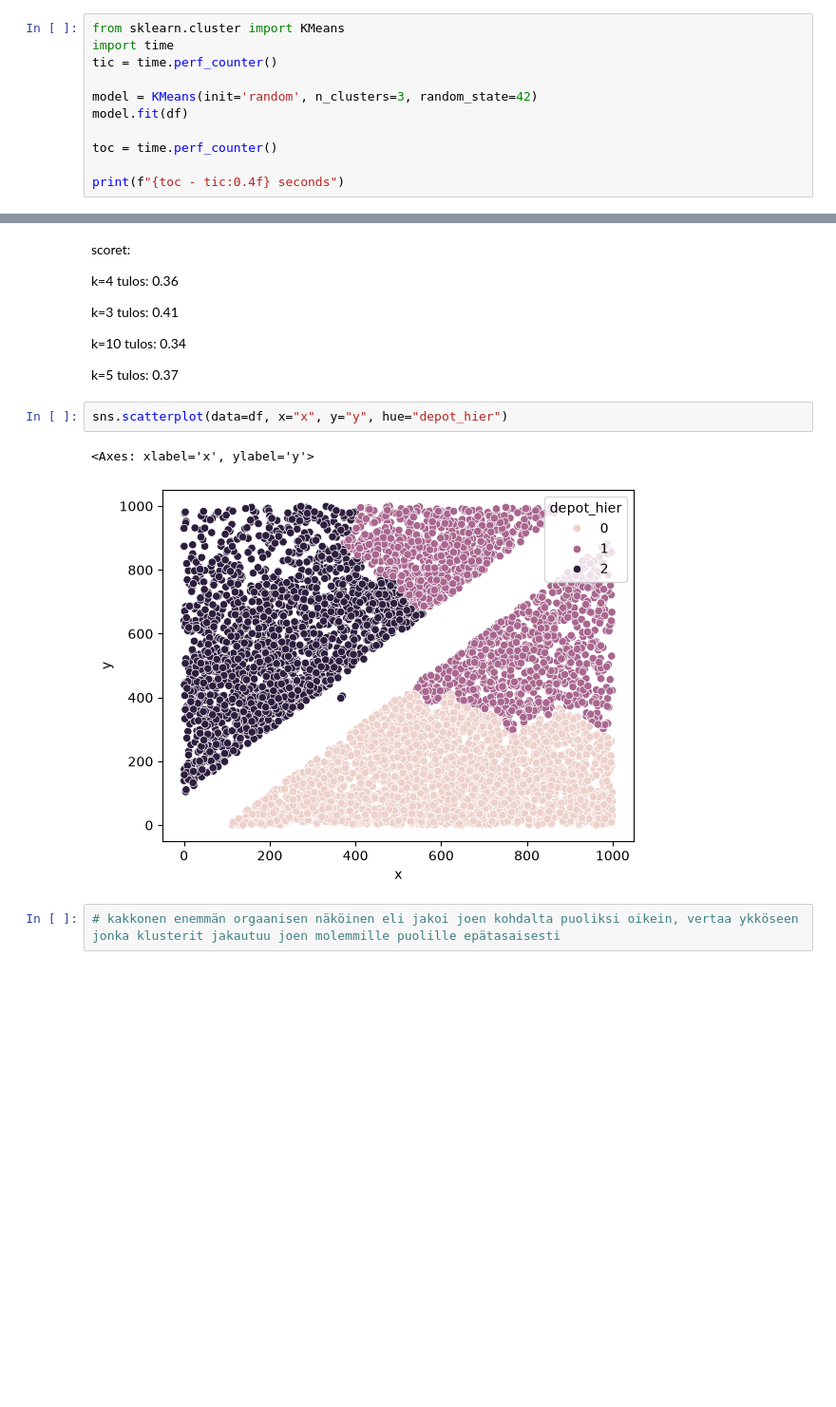
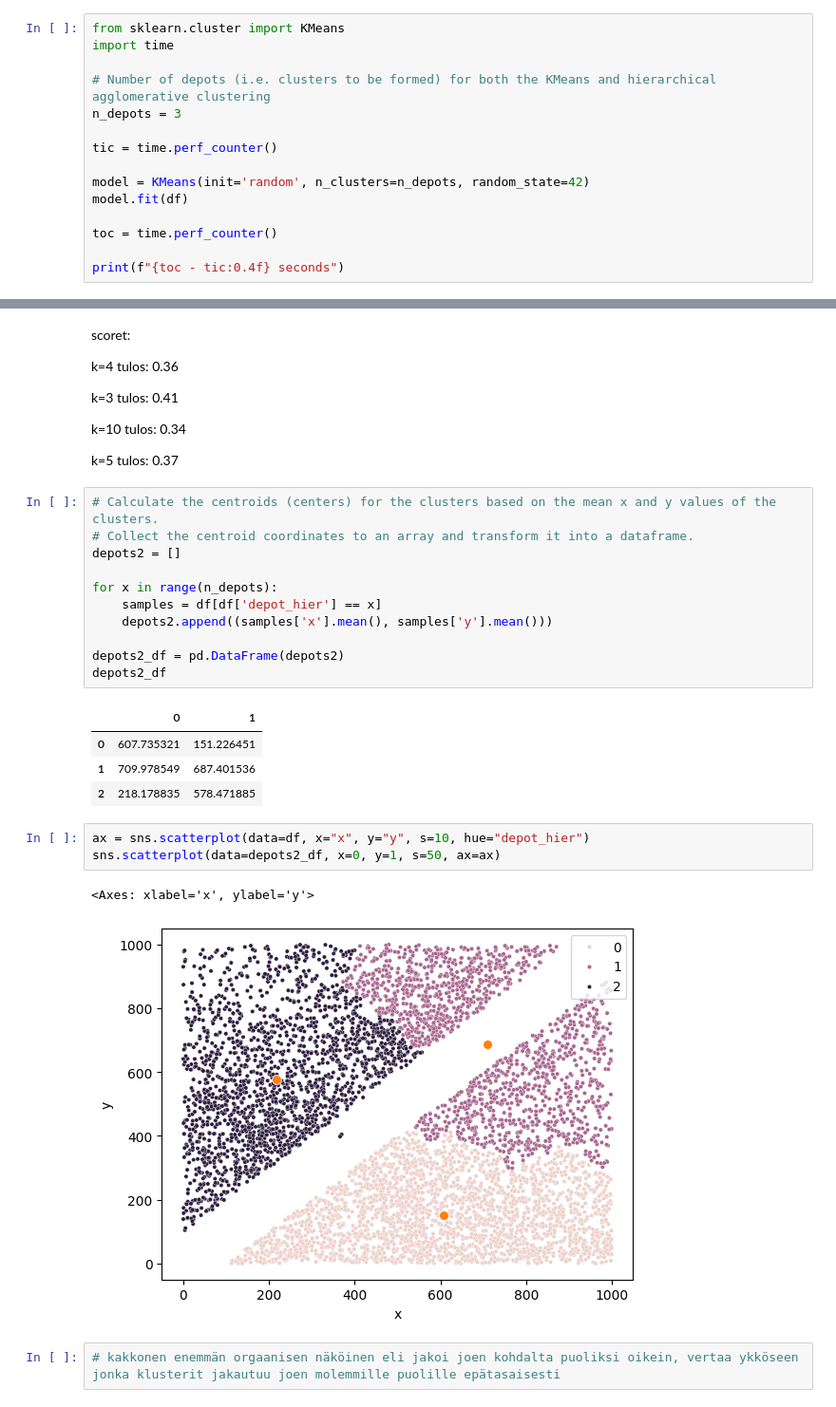
Before and after one commit to sandra-sanj/data_handling_and_mml_exercises, a Jupyter notebook: exercise_5.ipynb, the cells around one changed output, grey strips where cells are left out. Shown at 95% size. Cells and saved outputs as stored; diff of their text form; blank space fills up the shorter version.

```diff
--- a/exercise_5.ipynb
+++ b/exercise_5.ipynb
@@ -43,9 +43,13 @@ df = df.drop(columns='clientid')
 # %%
 from sklearn.cluster import KMeans
 import time
+
+# Number of depots (i.e. clusters to be formed) for both the KMeans and hierarchical agglomerative clustering
+n_depots = 3
+
 tic = time.perf_counter()
 
-model = KMeans(init='random', n_clusters=3, random_state=42)
+model = KMeans(init='random', n_clusters=n_depots, random_state=42)
 model.fit(df)
 
 toc = time.perf_counter()
@@ -156,11 +157,28 @@ k=3 tulos: 0.41
 k=10 tulos: 0.34
 
 k=5 tulos: 0.37
+# %%
+# Calculate the centroids (centers) for the clusters based on the mean x and y values of the clusters.
+# Collect the centroid coordinates to an array and transform it into a dataframe.
+depots2 = []
+
+for x in range(n_depots):
+    samples = df[df['depot_hier'] == x]
+    depots2.append((samples['x'].mean(), samples['y'].mean()))
+
+depots2_df = pd.DataFrame(depots2)
+depots2_df
+# %% [output]
+|  | 0 | 1 |
+| 0 | 607.735321 | 151.226451 |
+| 1 | 709.978549 | 687.401536 |
+| 2 | 218.178835 | 578.471885 |
 # %%
-sns.scatterplot(data=df, x="x", y="y", hue="depot_hier")
+ax = sns.scatterplot(data=df, x="x", y="y", s=10, hue="depot_hier")
+sns.scatterplot(data=depots2_df, x=0, y=1, s=50, ax=ax)
 # %% [output]
 <Axes: xlabel='x', ylabel='y'>
-[figure, old version]
+[figure, new version]
 # %%
 # kakkonen enemmän orgaanisen näköinen eli jakoi joen kohdalta puoliksi oikein, vertaa ykköseen jonka klusterit jakautuu joen molemmille puolille epätasaisesti
 # %%
```
Also changed, not shown: parts of 11 cells of this notebook.
